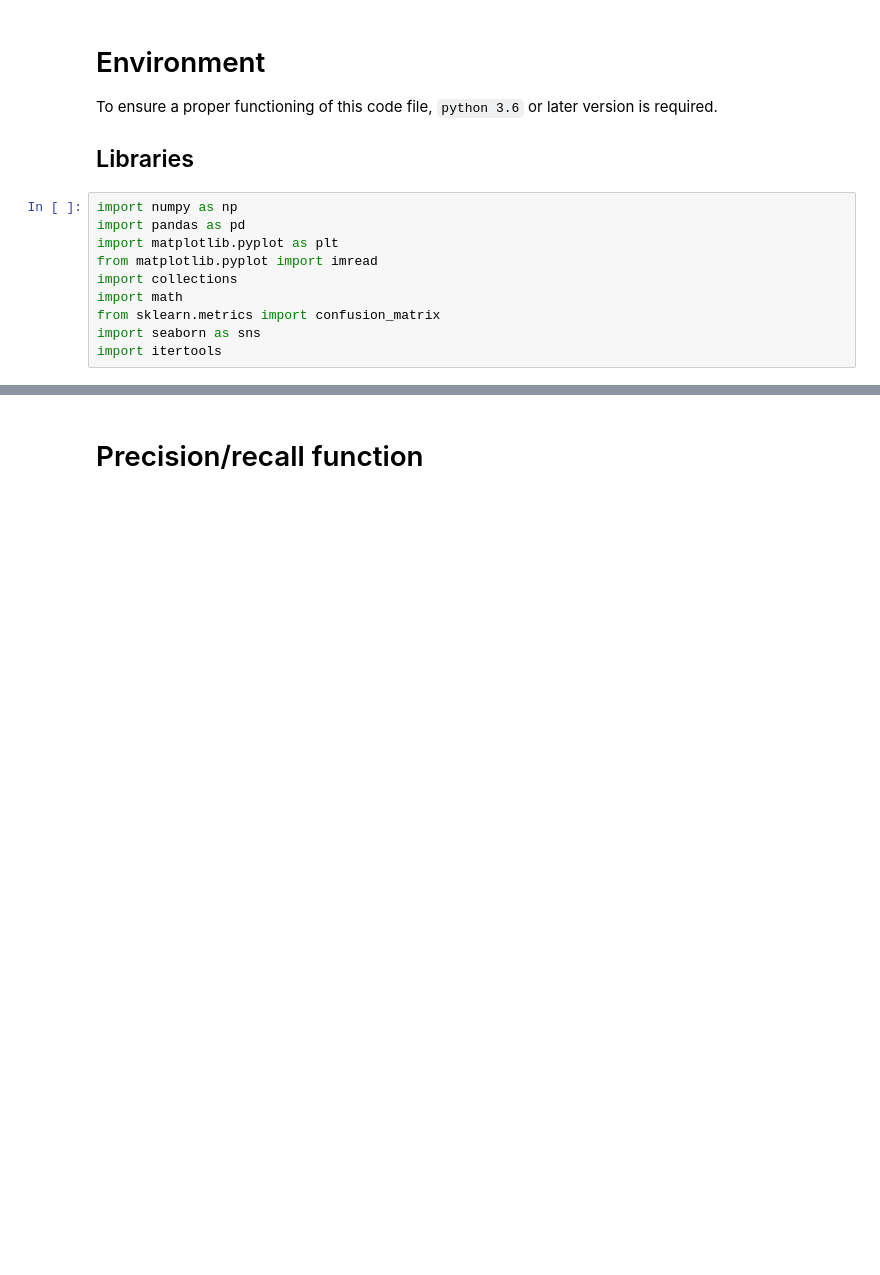
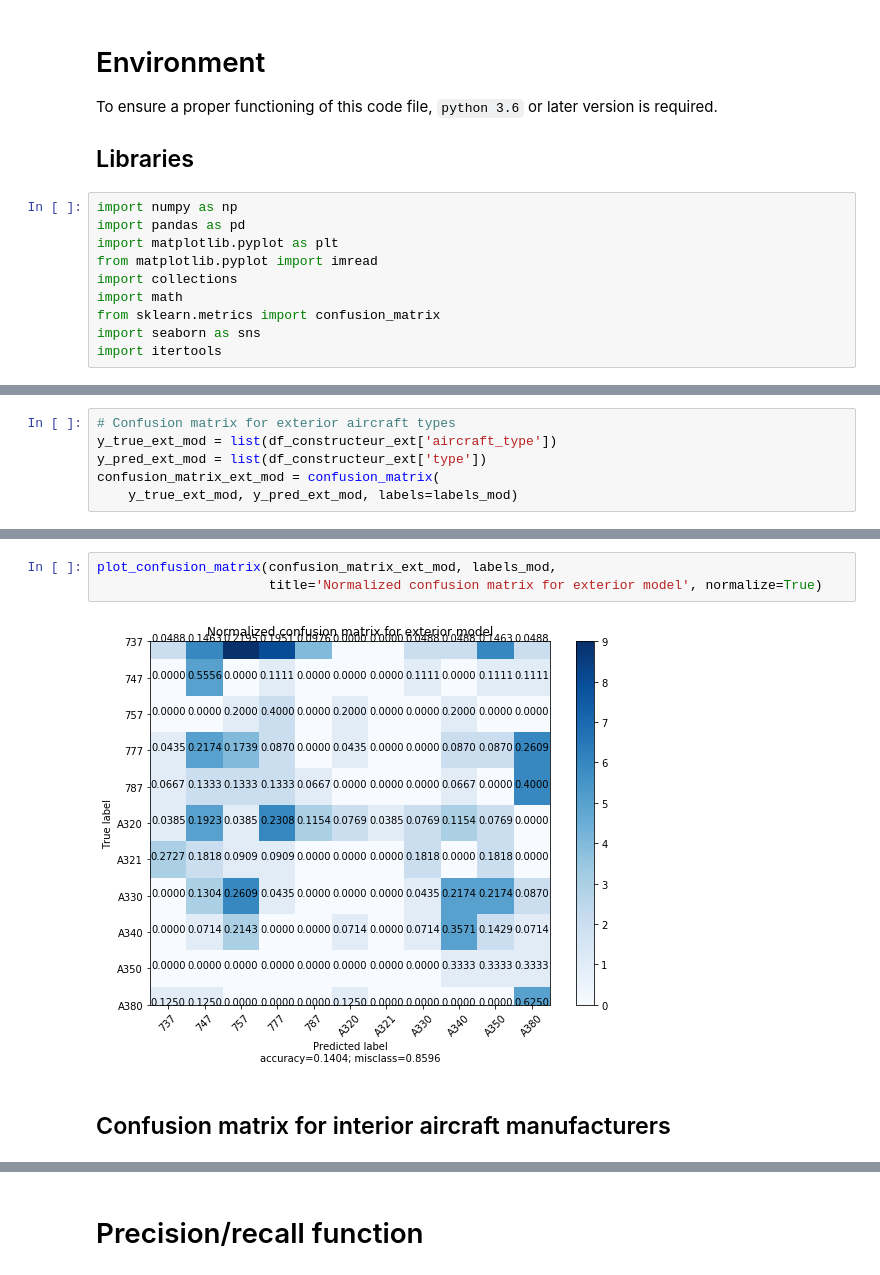
Before and after one commit to interpromoSID2020Airbus/g7_images_sociales, a Jupyter notebook: Results/g7_confusion_matrix.ipynb, the cells around one changed output, grey strips where cells are left out. Cells and saved outputs as stored; diff of their text form; blank space fills up the shorter version.

```diff
--- a/Results/g7_confusion_matrix.ipynb
+++ b/Results/g7_confusion_matrix.ipynb
@@ -281,0 +195,6 @@ plot_confusion_matrix(confusion_matrix_int_mod, labels_mod_int,
+# %%
+# Confusion matrix for exterior aircraft types
+y_true_ext_mod = list(df_constructeur_ext['aircraft_type'])
+y_pred_ext_mod = list(df_constructeur_ext['type'])
+confusion_matrix_ext_mod = confusion_matrix(
+    y_true_ext_mod, y_pred_ext_mod, labels=labels_mod)
@@ -281,0 +206,7 @@ plot_confusion_matrix(confusion_matrix_int_mod, labels_mod_int,
+# %%
+plot_confusion_matrix(confusion_matrix_ext_mod, labels_mod,
+                      title='Normalized confusion matrix for exterior model', normalize=True)
+# %% [output]
+[figure, added]
+# %% [markdown]
+## Confusion matrix for interior aircraft manufacturers
```
Also changed, not shown: parts of 113 cells of this notebook, 2 other files.
